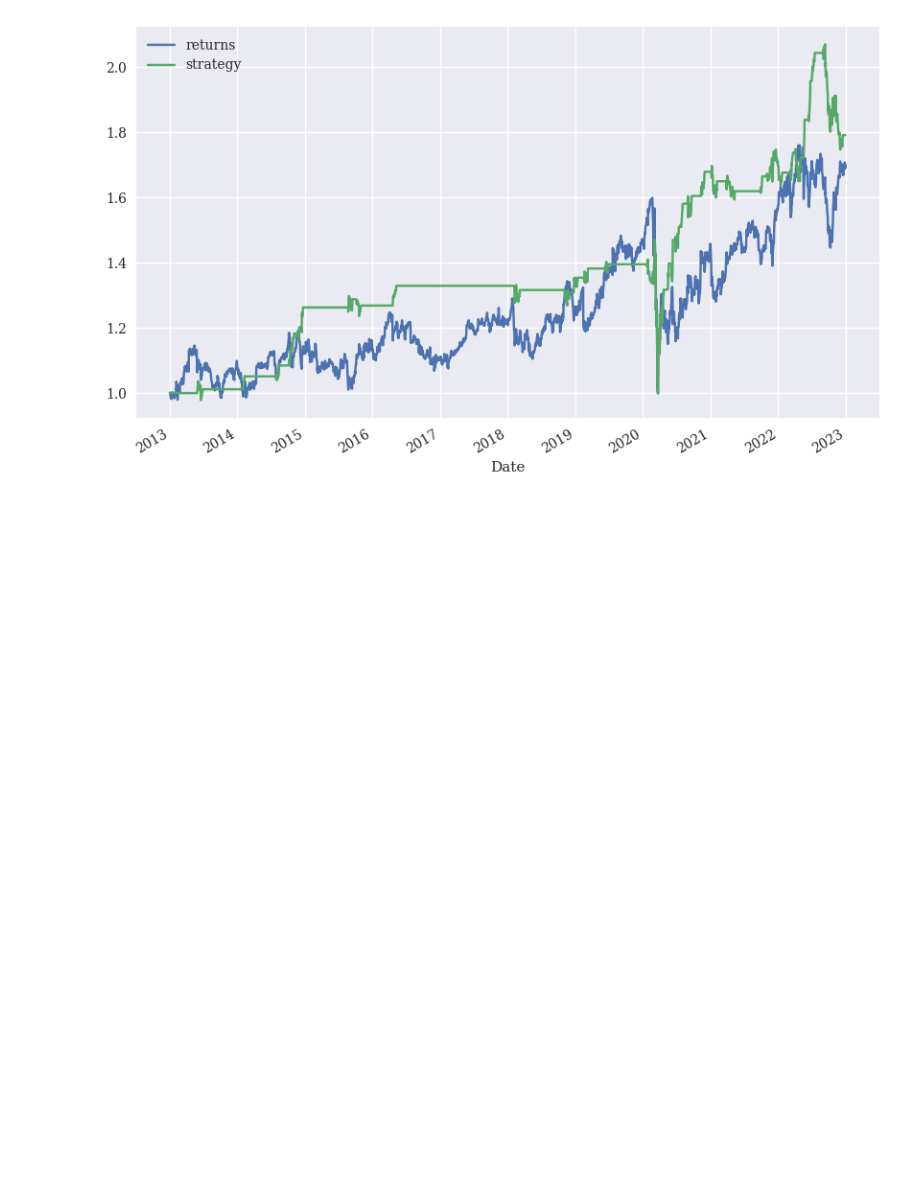
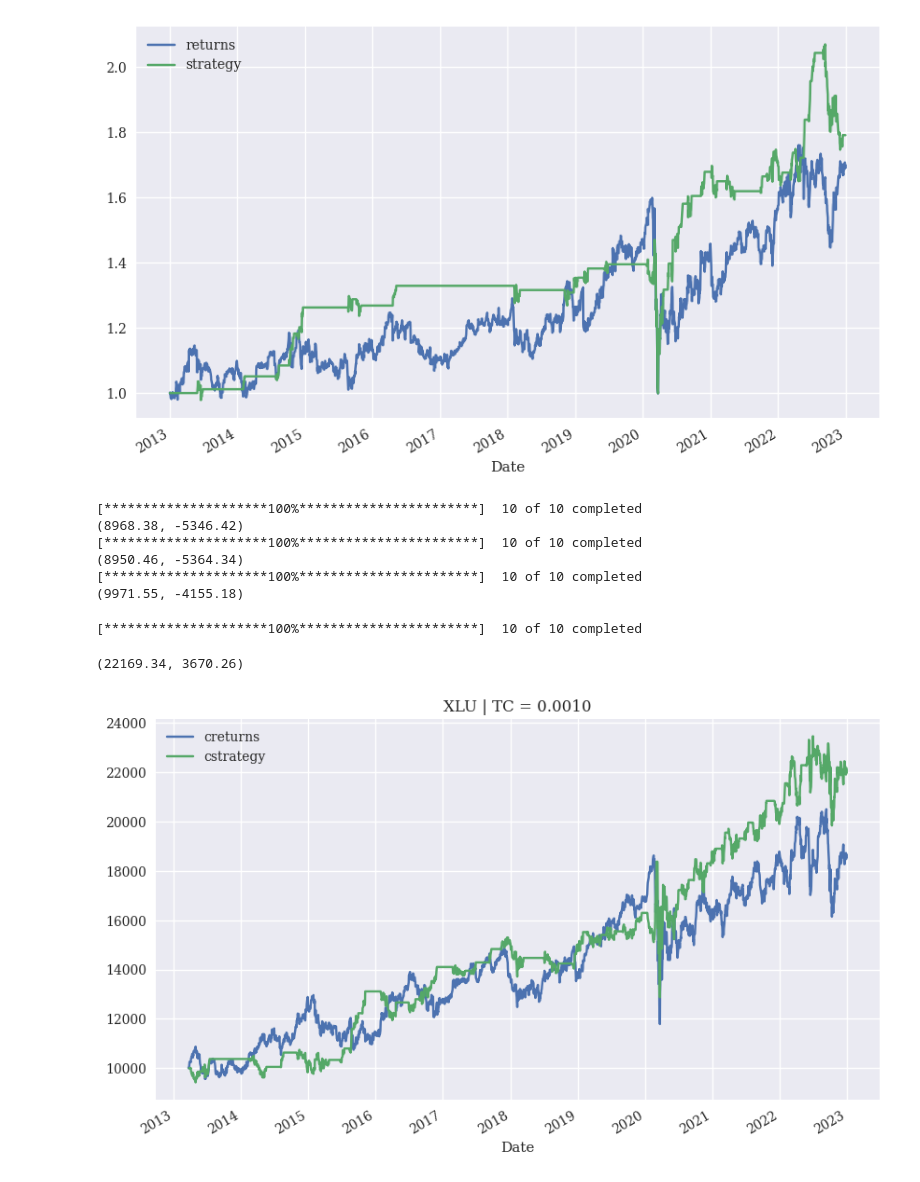
Before and after one commit to MartinKasak/Python_Finance_Numpy_Pandas, a Jupyter notebook: Python For Algorithmic Trading.ipynb, the cells around one changed output. Saved outputs shown, nothing was run; the diff lists cells and outputs as text; code cells hidden in the pictures; blank space fills up the shorter version.

Commit message:
MRVectorBackterse(MomVectorBacktester)

```diff
--- a/Python For Algorithmic Trading.ipynb
+++ b/Python For Algorithmic Trading.ipynb
@@ -336,7 +336,7 @@ class MomVectorBacktester(object):
 
     def get_data(self):
 
-        symbols = "SPY", "KO", "JPM", "COST", "XLU", "GLD"
+        symbols = "SPY", "KO", "JPM", "COST", "XLU", "GLD", "CL", "JNJ", "XLU", "XLP", "X"
         raw = yf.download(symbols, start="2013-01-01", end="2023-01-01")
         raw = raw["Close"]
         raw = pd.DataFrame(raw[self.symbol])
@@ -458,3 +458,68 @@ data['strategy'] = data['position'].shift(1) * data['returns']
 data[['returns', 'strategy']].dropna().cumsum().apply(np.exp).plot(figsize=(10, 6));
 # %% [output]
 [figure]
+# %%
+
+class MRVectorBacktester(MomVectorBacktester):
+
+
+    def run_strategy(self, SMA, threshold):
+
+        data = self.data.copy().dropna()
+        data['sma'] = data['price'].rolling(SMA).mean()
+        data['distance'] = data['price'] - data['sma']
+        data.dropna(inplace=True)
+        # sell signals
+        data['position'] = np.where(data['distance'] > threshold,
+                                    -1, np.nan)
+        # buy signals
+        data['position'] = np.where(data['distance'] < -threshold,
+                                    1, data['position'])
+        # crossing of current price and SMA (zero distance)
+        data['position'] = np.where(data['distance'] *
+                                    data['distance'].shift(1) < 0,
+                                    0, data['position'])
+        data['position'] = data['position'].ffill().fillna(0)
+        data['strategy'] = data['position'].shift(1) * data['return']
+        # determine when a trade takes place
+        trades = data['position'].diff().fillna(0) != 0
+        # subtract transaction costs from return when trade takes place
+        data['strategy'][trades] -= self.tc
+        data['creturns'] = self.amount * \
+            data['return'].cumsum().apply(np.exp)
+        data['cstrategy'] = self.amount * \
+            data['strategy'].cumsum().apply(np.exp)
+        self.results = data
+        # absolute performance of the strategy
+        aperf = self.results['cstrategy'].iloc[-1]
+        # out-/underperformance of strategy
+        operf = aperf - self.results['creturns'].iloc[-1]
+        return round(aperf, 2), round(operf, 2)
+
+
+if __name__ == '__main__':
+    mrbt = MRVectorBacktester('KO', '2010-1-1', '2020-12-31', 10000, 0.0)
+    print(mrbt.run_strategy(SMA=25, threshold=5))
+    mrbt = MRVectorBacktester('KO', '2010-1-1', '2020-12-31', 10000, 0.001)
+    print(mrbt.run_strategy(SMA=25, threshold=5))
+    mrbt = MRVectorBacktester('KO', '2010-1-1', '2020-12-31', 10000, 0.001)
+    print(mrbt.run_strategy(SMA=42, threshold=7.5))
+# %% [output]
+[*********************100%***********************]  10 of 10 completed
+(8968.38, -5346.42)
+[*********************100%***********************]  10 of 10 completed
+(8950.46, -5364.34)
+[*********************100%***********************]  10 of 10 completed
+(9971.55, -4155.18)
+# %%
+mrbt = MRVectorBacktester("XLU", '2013-01-01', '2022-12-31', 10000, 0.001)
+# %% [output]
+[*********************100%***********************]  10 of 10 completed
+# %%
+mrbt.run_strategy(SMA=55, threshold=2)
+# %% [output]
+(22169.34, 3670.26)
+# %%
+mrbt.plot_results()
+# %% [output]
+[figure, added]
```
Also changed, not shown: parts of 5 cells of this notebook.
